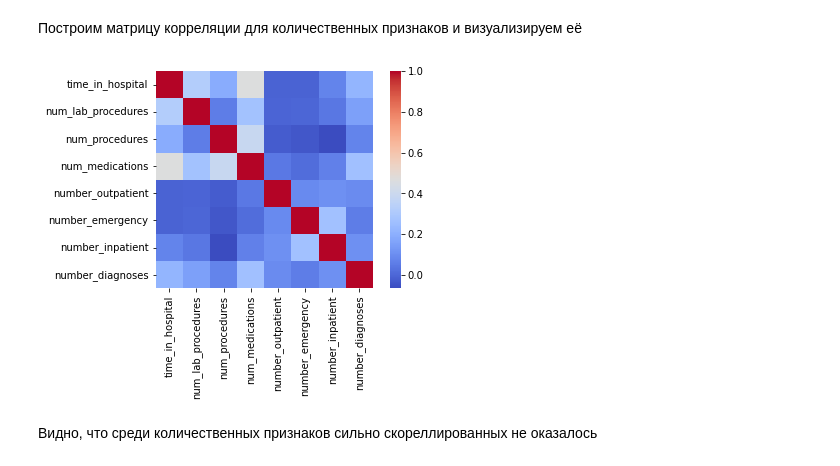
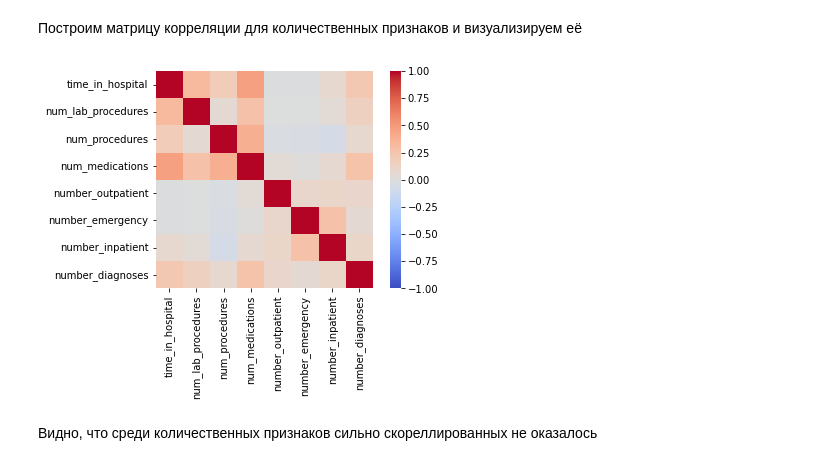
Before and after one commit to AlibekovMurad5202/ML-practice, a Jupyter notebook: notebooks/Lab_02 (NN).ipynb, the cells around one changed output. Drawn from its saved outputs; the diff is of its cells as text; code cells hidden in the pictures.

```diff
--- a/notebooks/Lab_02 (NN).ipynb
+++ b/notebooks/Lab_02 (NN).ipynb
@@ -330,10 +330,10 @@ pass
 # %%
 corr_mat = df.corr()
 
-sns.heatmap(corr_mat, square=True, cmap='coolwarm')
+sns.heatmap(corr_mat, square=True, cmap='coolwarm', vmin=-1, vmax=1, center=0)
 pass
 # %% [output]
-[figure, old version]
+[figure, new version]
 # %% [markdown]
 Видно, что среди количественных признаков сильно скореллированных не оказалось
 # %% [markdown]
```
Also changed, not shown: parts of 32 cells of this notebook.
